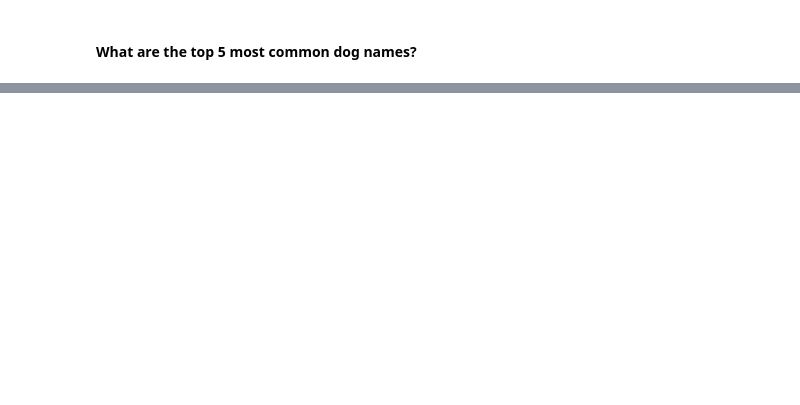
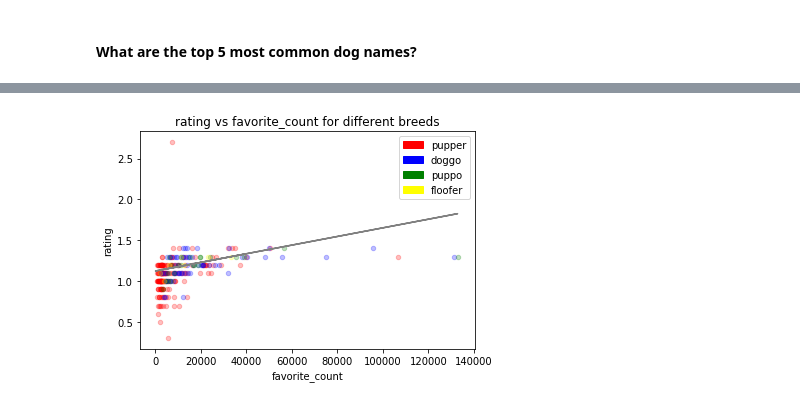
Before and after one commit to ponggolin/Wrangle-and-Analyze-Data, a Jupyter notebook: wrangle_act.ipynb, the cells around one changed output, grey strips where cells are left out. Saved outputs shown, nothing was run; the diff lists cells and outputs as text; code cells hidden in the pictures; blank space fills up the shorter version.

```diff
--- a/wrangle_act.ipynb
+++ b/wrangle_act.ipynb
@@ -698,4 +780,0 @@ Result: top 1 is **Cooper**, top 2 is **Oliver**, top 3 is **Charlie** (None is
-# %%
-# Increase the distance between title and plot.
-rcParams['axes.titlepad'] = 30
-df.boxplot(column='rating_numerator', by='dog_stage');
@@ -713,0 +810,29 @@ df.groupby('dog_stage')['rating_numerator'].describe()
+# %%
+# Create linear line
+y, x = df.rating, df.favorite_count
+slope, intercept, r_value, p_value, std_err = stats.linregress(x, y)
+line = slope*x + intercept
+
+# Create separate data frames for each of the dog stage (ignore the multiple stage data)
+df_puppers = df[df['dog_stage'] == 'pupper']
+df_puppo = df[df['dog_stage'] == 'puppo']
+df_doggo = df[df['dog_stage'] == 'doggo']
+df_floofer = df[df['dog_stage'] == 'floofer']
+df_none = df[df['dog_stage'] == 'None']
+
+bx = df_puppers.plot(kind = 'scatter', x='favorite_count', y='rating', color='Red', alpha=0.25)
+df_doggo.plot(kind = 'scatter', x='favorite_count', y='rating', color='Blue', ax=bx, alpha=0.25)
+df_puppo.plot(kind = 'scatter', x='favorite_count', y='rating', color='Green', ax=bx, alpha=0.25)
+df_floofer.plot(kind = 'scatter', x='favorite_count', y='rating', color='Yellow', ax=bx, alpha=0.25)
+
+# Legend
+puppers = mpatches.Patch(label='pupper', color = 'Red')
+doggo = mpatches.Patch(label='doggo', color = 'Blue')
+puppo = mpatches.Patch(label='puppo', color = 'Green')
+floofer = mpatches.Patch(label='floofer', color = 'Yellow')
+
+plt.legend(handles=[puppers, doggo, puppo, floofer])
+plt.title('rating vs favorite_count for different breeds')
+plt.plot(x, line, color='grey');
+# %% [output]
+[figure, added]
```
Also changed, not shown: parts of 81 cells of this notebook.
